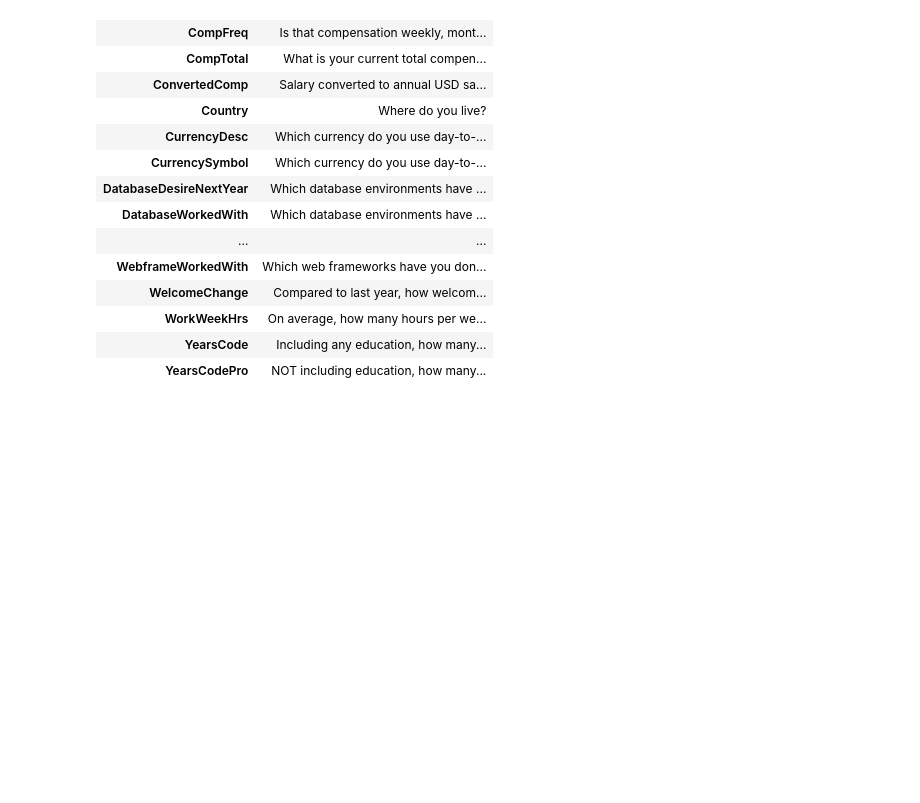
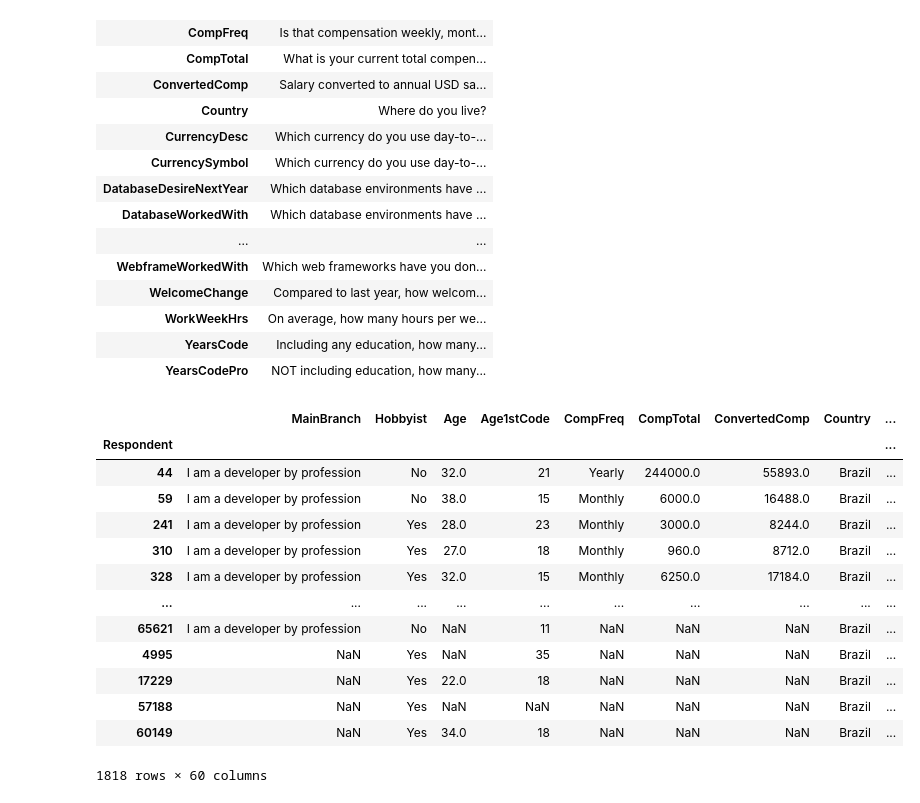
Before and after one commit to JefersonMelo/22-Banco, a Jupyter notebook: 03-Pandas/panda.ipynb, the cells around one changed output. Saved outputs shown, nothing was run; the diff lists cells and outputs as text; code cells hidden in the pictures; blank space fills up the shorter version.

```diff
--- a/03-Pandas/panda.ipynb
+++ b/03-Pandas/panda.ipynb
@@ -354,3 +354,22 @@ schema_df
 | WorkWeekHrs | On average, how many hours per we... |
 | YearsCode | Including any education, how many... |
 | YearsCodePro | NOT including education, how many... |
+# %%
+filtered = (df['Country'] == 'Brazil')
+# %%
+df[filtered]
+# %% [output]
+|  | MainBranch | Hobbyist | Age | Age1stCode | CompFreq | CompTotal | ConvertedComp | Country | ... |
+| Respondent |  |  |  |  |  |  |  |  | ... |
+| 44 | I am a developer by profession | No | 32.0 | 21 | Yearly | 244000.0 | 55893.0 | Brazil | ... |
+| 59 | I am a developer by profession | No | 38.0 | 15 | Monthly | 6000.0 | 16488.0 | Brazil | ... |
+| 241 | I am a developer by profession | Yes | 28.0 | 23 | Monthly | 3000.0 | 8244.0 | Brazil | ... |
+| 310 | I am a developer by profession | Yes | 27.0 | 18 | Monthly | 960.0 | 8712.0 | Brazil | ... |
+| 328 | I am a developer by profession | Yes | 32.0 | 15 | Monthly | 6250.0 | 17184.0 | Brazil | ... |
+| ... | ... | ... | ... | ... | ... | ... | ... | ... | ... |
+| 65621 | I am a developer by profession | No | NaN | 11 | NaN | NaN | NaN | Brazil | ... |
+| 4995 | NaN | Yes | NaN | 35 | NaN | NaN | NaN | Brazil | ... |
+| 17229 | NaN | Yes | 22.0 | 18 | NaN | NaN | NaN | Brazil | ... |
+| 57188 | NaN | Yes | NaN | NaN | NaN | NaN | NaN | Brazil | ... |
+| 60149 | NaN | Yes | 34.0 | 18 | NaN | NaN | NaN | Brazil | ... |
+1818 rows × 60 columns
```
Also changed, not shown: parts of 9 cells of this notebook, 1 other file.
